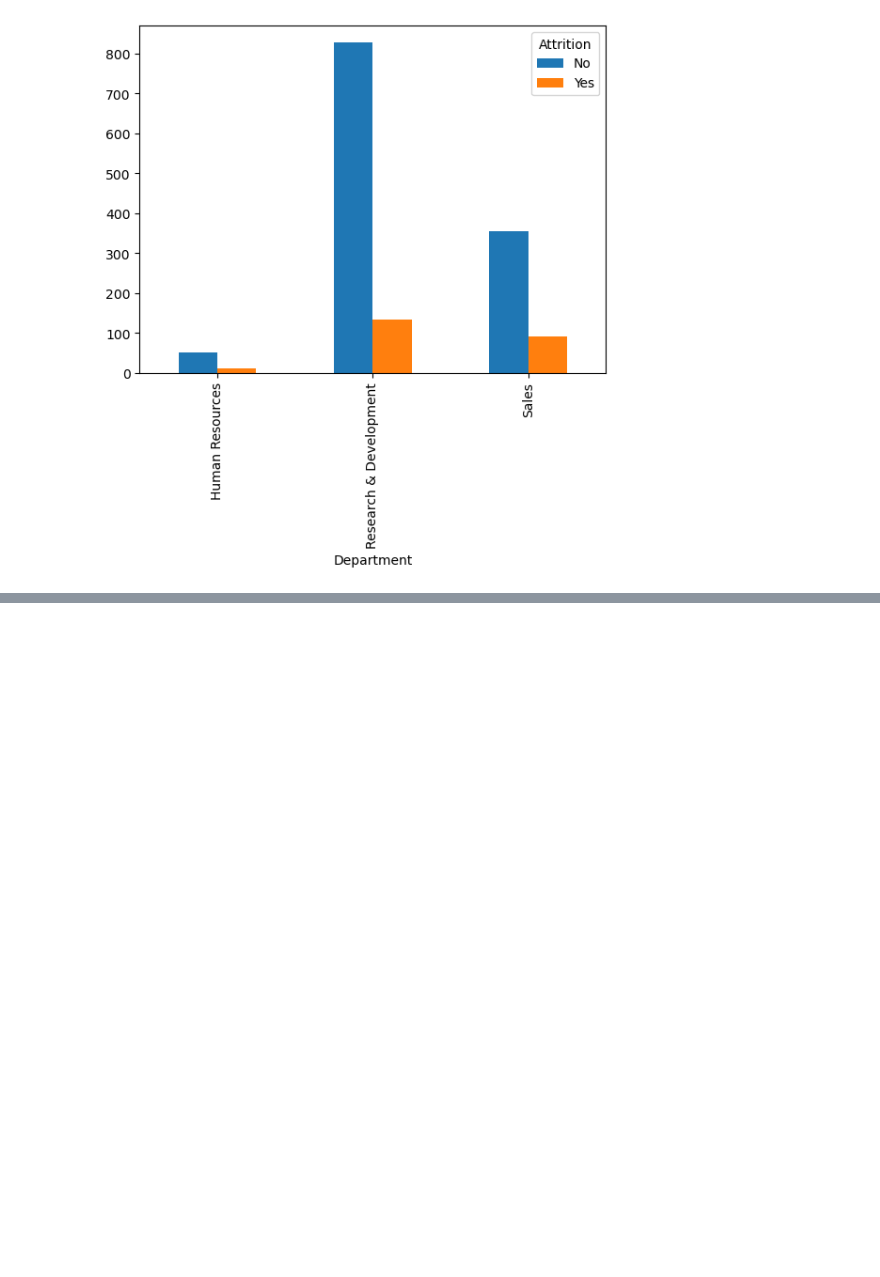
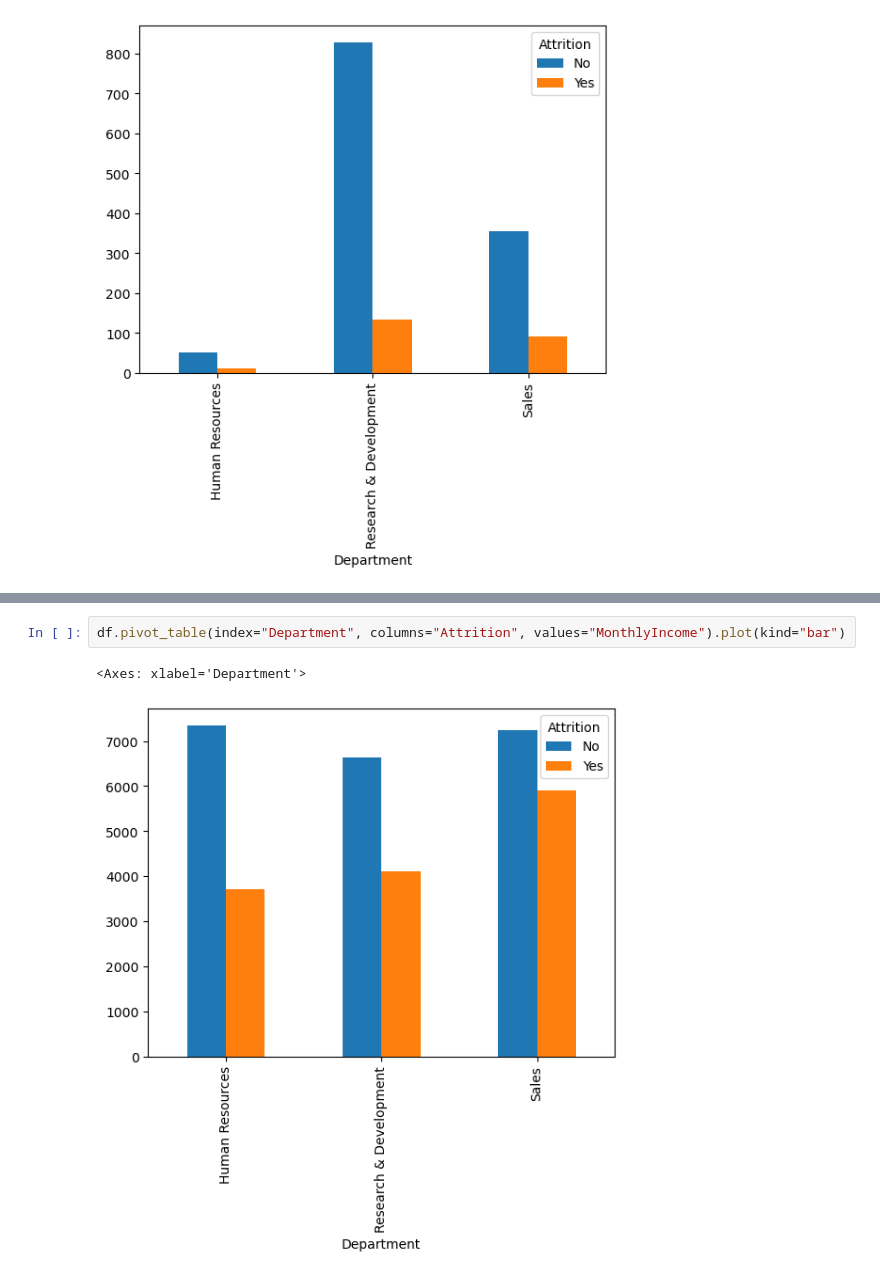
Before and after one commit to PauloViniciusR/Analise_dados, a Jupyter notebook: Proj_IBM/02_rename_columns.ipynb, the cells around one changed output, grey strips where cells are left out. Drawn from its saved outputs; the diff is of its cells as text; blank space fills up the shorter version.

```diff
--- a/Proj_IBM/02_rename_columns.ipynb
+++ b/Proj_IBM/02_rename_columns.ipynb
@@ -423,0 +456,5 @@ pd.crosstab(df["Department"], df["Attrition"]).plot(kind="bar")
+# %%
+df.pivot_table(index="Department", columns="Attrition", values="MonthlyIncome").plot(kind="bar")
+# %% [output]
+<Axes: xlabel='Department'>
+[figure, added]
```
Also changed, not shown: parts of 18 cells of this notebook, 1 other file.
